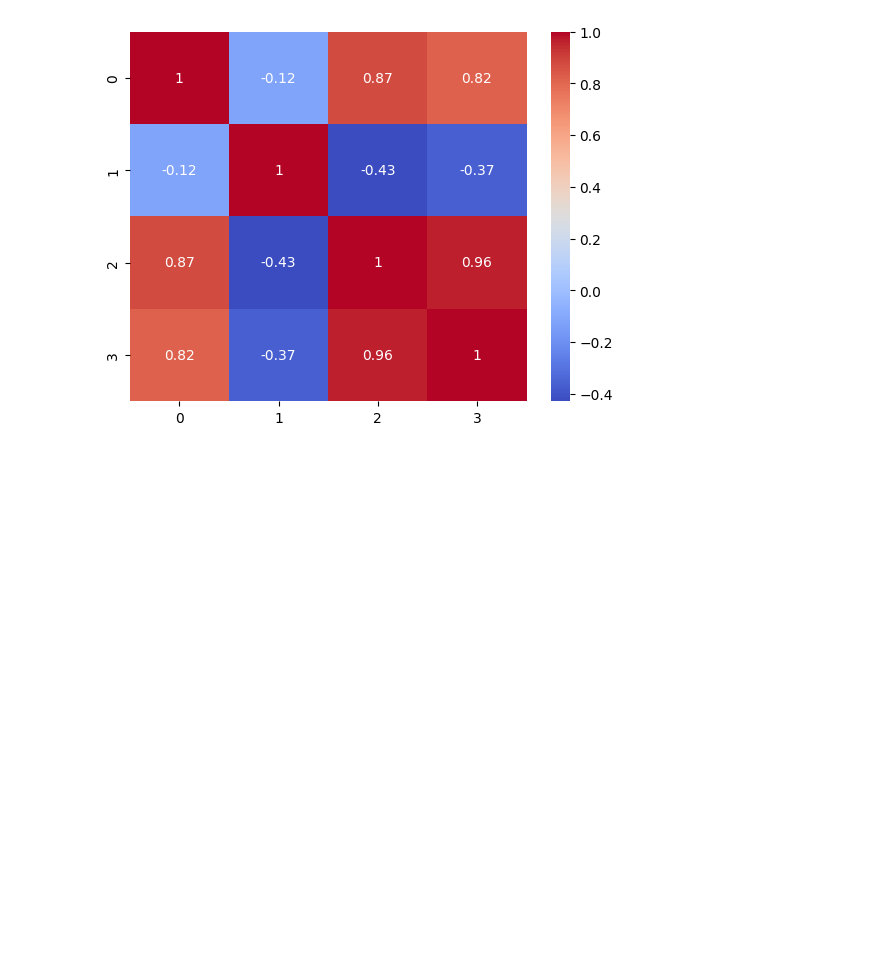
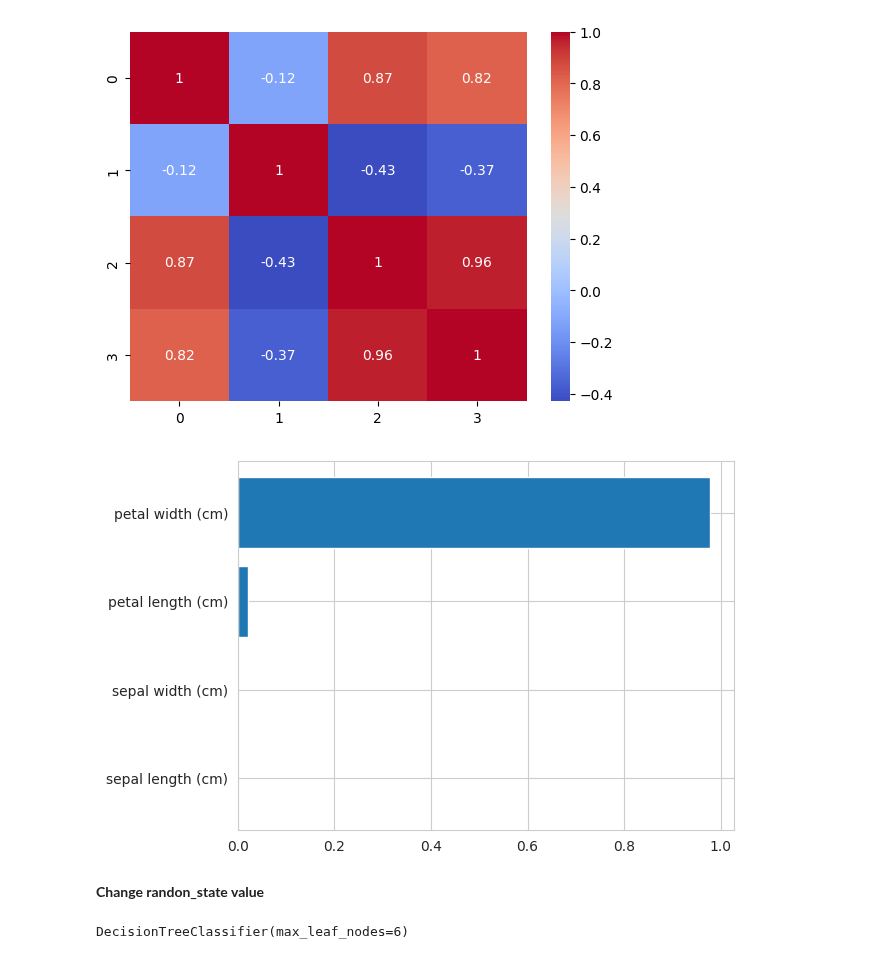
Before and after one commit to arifaygun/Magnimind-ML, a Jupyter notebook: AA_5_01_DecisionTreesSt.ipynb, the cells around one changed output. Saved outputs shown, nothing was run; the diff lists cells and outputs as text; code cells hidden in the pictures; blank space fills up the shorter version.

```diff
--- a/AA_5_01_DecisionTreesSt.ipynb
+++ b/AA_5_01_DecisionTreesSt.ipynb
@@ -488,3 +488,10 @@ sns.heatmap(corr_matrix, annot=True, cmap="coolwarm")
 plt.show()
 # %% [output]
 [figure]
+# %%
+plt.barh(range(4), tree3.feature_importances_)
+plt.yticks(range(4), iris.feature_names);
+# %% [output]
+[figure, added]
+# %% [markdown]
+**Change randon_state value**
@@ -490,0 +506,5 @@ plt.show()
+# %%
+tree3 = DecisionTreeClassifier(max_leaf_nodes=6)
+tree3.fit(Xi_train,yi_train)
+# %% [output]
+DecisionTreeClassifier(max_leaf_nodes=6)
```
Also changed, not shown: parts of 7 cells of this notebook.
